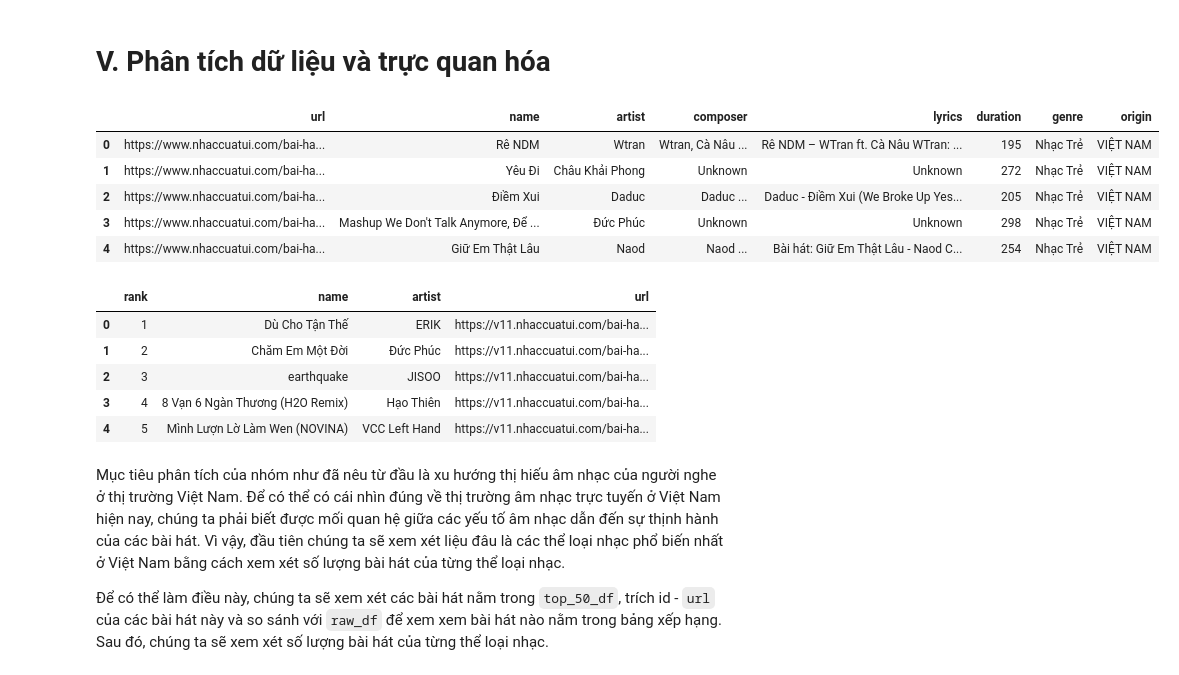
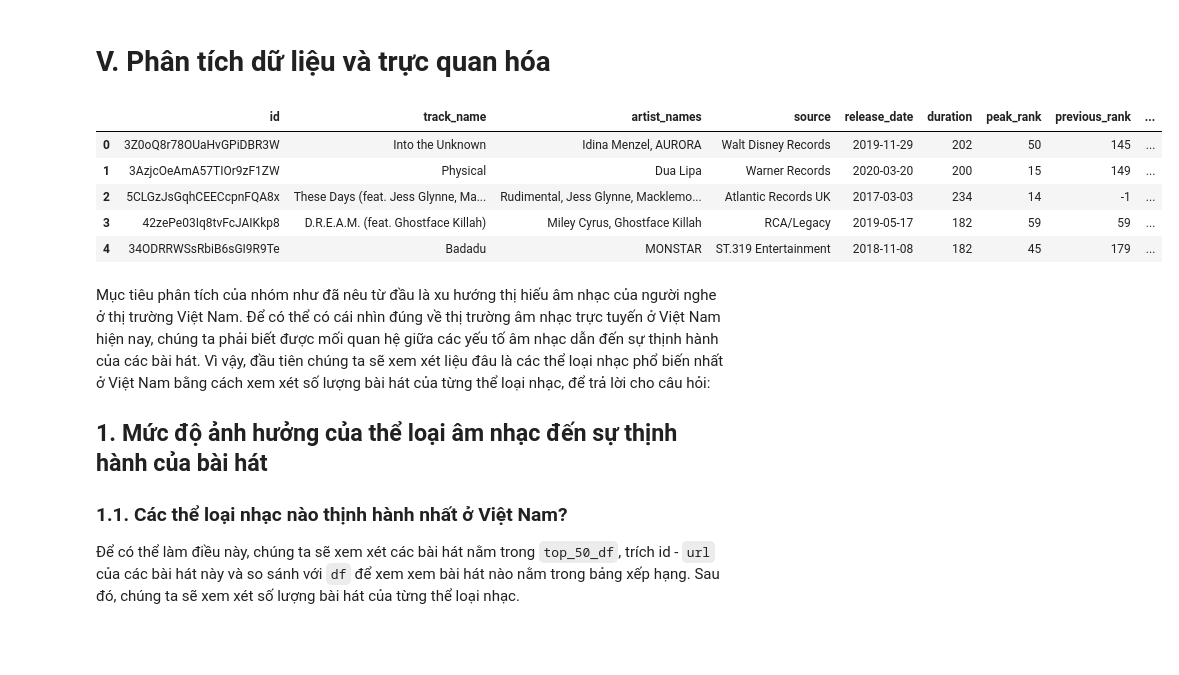
Before and after one commit to pililover/Visualization-Lab, a Jupyter notebook: sourcecode/data_visualization.ipynb, the cells around one changed output. Cells and saved outputs as stored; diff of their text form; code cells hidden in the pictures; blank space fills up the shorter version.

```diff
--- a/sourcecode/data_visualization.ipynb
+++ b/sourcecode/data_visualization.ipynb
@@ -795,25 +755,18 @@ Vậy là không có sự trùng lặp các bài hát trong bảng xếp hạng,
 
 # **V. Phân tích dữ liệu và trực quan hóa**
 # %%
-df = pd.read_csv('../data/cleaned_data.csv', encoding='utf-8')
-display(df.head(5))
-
-top_50_df = pd.read_csv('../data/top_50_chart_vn.csv', encoding='utf-8')
-top_50_df.head(5)
+df = pd.read_csv('../new_data/cleaned_data.csv', encoding='utf-8')
+df.head(5)
 # %% [output]
-|  | url | name | artist | composer | lyrics | duration | genre | origin |
-| 0 | https://www.nhaccuatui.com/bai-ha... | Rê NDM | Wtran | Wtran, Cà Nâu ... | Rê NDM – WTran ft. Cà Nâu WTran: ... | 195 | Nhạc Trẻ | VIỆT NAM |
-| 1 | https://www.nhaccuatui.com/bai-ha... | Yêu Đi | Châu Khải Phong | Unknown | Unknown | 272 | Nhạc Trẻ | VIỆT NAM |
-| 2 | https://www.nhaccuatui.com/bai-ha... | Điềm Xui | Daduc | Daduc ... | Daduc - Điềm Xui (We Broke Up Yes... | 205 | Nhạc Trẻ | VIỆT NAM |
-| 3 | https://www.nhaccuatui.com/bai-ha... | Mashup We Don't Talk Anymore, Để ... | Đức Phúc | Unknown | Unknown | 298 | Nhạc Trẻ | VIỆT NAM |
-| 4 | https://www.nhaccuatui.com/bai-ha... | Giữ Em Thật Lâu | Naod | Naod ... | Bài hát: Giữ Em Thật Lâu - Naod C... | 254 | Nhạc Trẻ | VIỆT NAM |
+|  | id | track_name | artist_names | source | release_date | duration | peak_rank | previous_rank | ... |
+| 0 | 3Z0oQ8r78OUaHvGPiDBR3W | Into the Unknown | Idina Menzel, AURORA | Walt Disney Records | 2019-11-29 | 202 | 50 | 145 | ... |
+| 1 | 3AzjcOeAmA57TIOr9zF1ZW | Physical | Dua Lipa | Warner Records | 2020-03-20 | 200 | 15 | 149 | ... |
+| 2 | 5CLGzJsGqhCEECcpnFQA8x | These Days (feat. Jess Glynne, Ma... | Rudimental, Jess Glynne, Macklemo... | Atlantic Records UK | 2017-03-03 | 234 | 14 | -1 | ... |
+| 3 | 42zePe03Iq8tvFcJAIKkp8 | D.R.E.A.M. (feat. Ghostface Killah) | Miley Cyrus, Ghostface Killah | RCA/Legacy | 2019-05-17 | 182 | 59 | 59 | ... |
+| 4 | 34ODRRWSsRbiB6sGI9R9Te | Badadu | MONSTAR | ST.319 Entertainment | 2018-11-08 | 182 | 45 | 179 | ... |
-|  | rank | name | artist | url |
-| 0 | 1 | Dù Cho Tận Thế | ERIK | https://v11.nhaccuatui.com/bai-ha... |
-| 1 | 2 | Chăm Em Một Đời | Đức Phúc | https://v11.nhaccuatui.com/bai-ha... |
-| 2 | 3 | earthquake | JISOO | https://v11.nhaccuatui.com/bai-ha... |
-| 3 | 4 | 8 Vạn 6 Ngàn Thương (H2O Remix) | Hạo Thiên | https://v11.nhaccuatui.com/bai-ha... |
-| 4 | 5 | Mình Lượn Lờ Làm Wen (NOVINA) | VCC Left Hand | https://v11.nhaccuatui.com/bai-ha... |
 # %% [markdown]
-Mục tiêu phân tích của nhóm như đã nêu từ đầu là xu hướng thị hiếu âm nhạc của người nghe ở thị trường Việt Nam. Để có thể có cái nhìn đúng về thị trường âm nhạc trực tuyến ở Việt Nam hiện nay, chúng ta phải biết được mối quan hệ giữa các yếu tố âm nhạc dẫn đến sự thịnh hành của các bài hát. Vì vậy, đầu tiên chúng ta sẽ xem xét liệu đâu là các thể loại nhạc phổ biến nhất ở Việt Nam bằng cách xem xét số lượng bài hát của từng thể loại nhạc.
+Mục tiêu phân tích của nhóm như đã nêu từ đầu là xu hướng thị hiếu âm nhạc của người nghe ở thị trường Việt Nam. Để có thể có cái nhìn đúng về thị trường âm nhạc trực tuyến ở Việt Nam hiện nay, chúng ta phải biết được mối quan hệ giữa các yếu tố âm nhạc dẫn đến sự thịnh hành của các bài hát. Vì vậy, đầu tiên chúng ta sẽ xem xét liệu đâu là các thể loại nhạc phổ biến nhất ở Việt Nam bằng cách xem xét số lượng bài hát của từng thể loại nhạc, để trả lời cho câu hỏi:
+## **1. Mức độ ảnh hưởng của thể loại âm nhạc đến sự thịnh hành của bài hát**
+### **1.1. Các thể loại nhạc nào thịnh hành nhất ở Việt Nam?**
 
-Để có thể làm điều này, chúng ta sẽ xem xét các bài hát nằm trong `top_50_df`, trích id - `url` của các bài hát này và so sánh với `raw_df` để xem xem bài hát nào nằm trong bảng xếp hạng. Sau đó, chúng ta sẽ xem xét số lượng bài hát của từng thể loại nhạc.
+Để có thể làm điều này, chúng ta sẽ xem xét các bài hát nằm trong `top_50_df`, trích id - `url` của các bài hát này và so sánh với `df` để xem xem bài hát nào nằm trong bảng xếp hạng. Sau đó, chúng ta sẽ xem xét số lượng bài hát của từng thể loại nhạc.
```
Also changed, not shown: parts of 130 cells of this notebook, 7 other files.
